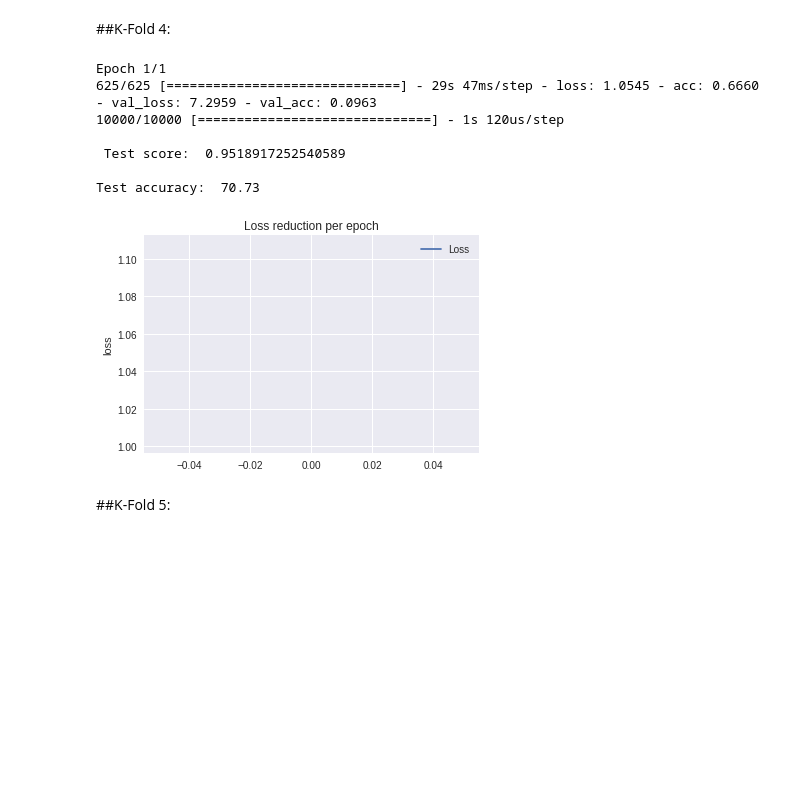
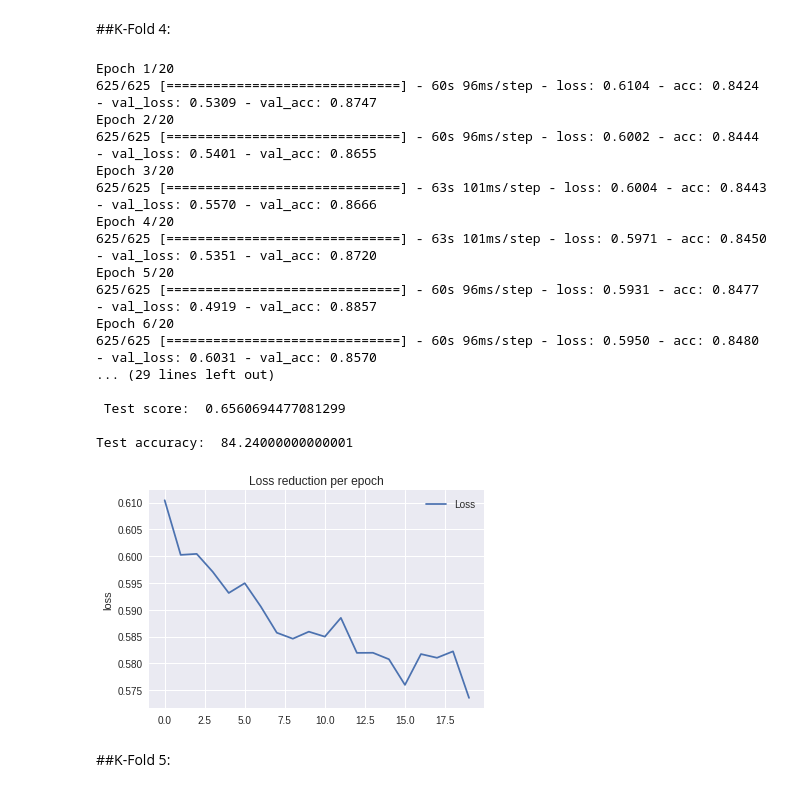
Before and after one commit to ashfarhangi/Computer-Vision-Classification, a Jupyter notebook: K_Fold.ipynb, the cells around one changed output. Saved outputs shown, nothing was run; the diff lists cells and outputs as text; code cells hidden in the pictures; blank space fills up the shorter version.

```diff
--- a/K_Fold.ipynb
+++ b/K_Fold.ipynb
@@ -108,7 +99,7 @@ datagen.fit(X_train)
 
 #batch size 64 gives the best result following by 128 which results in below 89%
 batch_size = 64
-epochs = 1
+epochs = 20
 history = model.fit_generator(datagen.flow(X_train, y_train, batch_size=batch_size),steps_per_epoch=X_train.shape[0] // batch_size, epochs=epochs,verbose=1,validation_data=[X_train_val,y_train_val])
 
 score1 = model.evaluate(X_test, y_test, batch_size=128, verbose=1)
@@ -176,7 +174,7 @@ datagen.fit(X_train)
 
 #batch size 64 gives the best result following by 128 which results in below 89%
 batch_size = 64
-epochs = 1
+epochs = 20
 history = model.fit_generator(datagen.flow(X_train, y_train, batch_size=batch_size),steps_per_epoch=X_train.shape[0] // batch_size, epochs=epochs,verbose=1,validation_data=[X_train_val,y_train_val])
 
 score2 = model.evaluate(X_test, y_test, batch_size=128, verbose=1)
@@ -241,7 +249,7 @@ datagen.fit(X_train)
 
 #batch size 64 gives the best result following by 128 which results in below 89%
 batch_size = 64
-epochs = 1
+epochs = 20
 history = model.fit_generator(datagen.flow(X_train, y_train, batch_size=batch_size),steps_per_epoch=X_train.shape[0] // batch_size, epochs=epochs,verbose=1,validation_data=[X_train_val,y_train_val])
 
 score3 = model.evaluate(X_test, y_test, batch_size=128, verbose=1)
@@ -298,39 +316,49 @@ y_train = np.concatenate((arg3, arg4))
 # %%
 datagen = ImageDataGenerator(
     rotation_range=15,
     width_shift_range=0.1,
     height_shift_range=0.1,
     horizontal_flip=True,
     )
 datagen.fit(X_train)
 
 #batch size 64 gives the best result following by 128 which results in below 89%
 batch_size = 64
-epochs = 1
+epochs = 20
 history = model.fit_generator(datagen.flow(X_train, y_train, batch_size=batch_size),steps_per_epoch=X_train.shape[0] // batch_size, epochs=epochs,verbose=1,validation_data=[X_train_val,y_train_val])
 
-score3 = model.evaluate(X_test, y_test, batch_size=128, verbose=1)
-print("\n Test score: ", score3[0])
-print("\nTest accuracy: ", score3[1]*100)
+score4 = model.evaluate(X_test, y_test, batch_size=128, verbose=1)
+print("\n Test score: ", score4[0])
+print("\nTest accuracy: ", score4[1]*100)
 
 history_dict = history.history
 loss_values = history_dict['loss']
 plt.figure(1)
 plt.plot(loss_values, label='Loss')
 # plt.plot(prediction,label='prediction',color = 'green')
 plt.legend(loc='upper right')
 plt.title('Loss reduction per epoch')
 plt.ylabel('loss')
 plt.show()
 # %% [output]
-Epoch 1/1
-625/625 [==============================] - 29s 47ms/step - loss: 1.0545 - acc: 0.6660 - val_loss: 7.2959 - val_acc: 0.0963
-10000/10000 [==============================] - 1s 120us/step
+Epoch 1/20
+625/625 [==============================] - 60s 96ms/step - loss: 0.6104 - acc: 0.8424 - val_loss: 0.5309 - val_acc: 0.8747
+Epoch 2/20
+625/625 [==============================] - 60s 96ms/step - loss: 0.6002 - acc: 0.8444 - val_loss: 0.5401 - val_acc: 0.8655
+Epoch 3/20
+625/625 [==============================] - 63s 101ms/step - loss: 0.6004 - acc: 0.8443 - val_loss: 0.5570 - val_acc: 0.8666
+Epoch 4/20
+625/625 [==============================] - 63s 101ms/step - loss: 0.5971 - acc: 0.8450 - val_loss: 0.5351 - val_acc: 0.8720
+Epoch 5/20
+625/625 [==============================] - 60s 96ms/step - loss: 0.5931 - acc: 0.8477 - val_loss: 0.4919 - val_acc: 0.8857
+Epoch 6/20
+625/625 [==============================] - 60s 96ms/step - loss: 0.5950 - acc: 0.8480 - val_loss: 0.6031 - val_acc: 0.8570
+... (29 lines left out)
 
- Test score:  0.9518917252540589
+ Test score:  0.6560694477081299
 
-Test accuracy:  70.73
+Test accuracy:  84.24000000000001
-[figure, old version]
+[figure, new version]
 # %% [markdown]
 ##K-Fold 5:
 # %%
```
Also changed, not shown: parts of 11 cells of this notebook.
